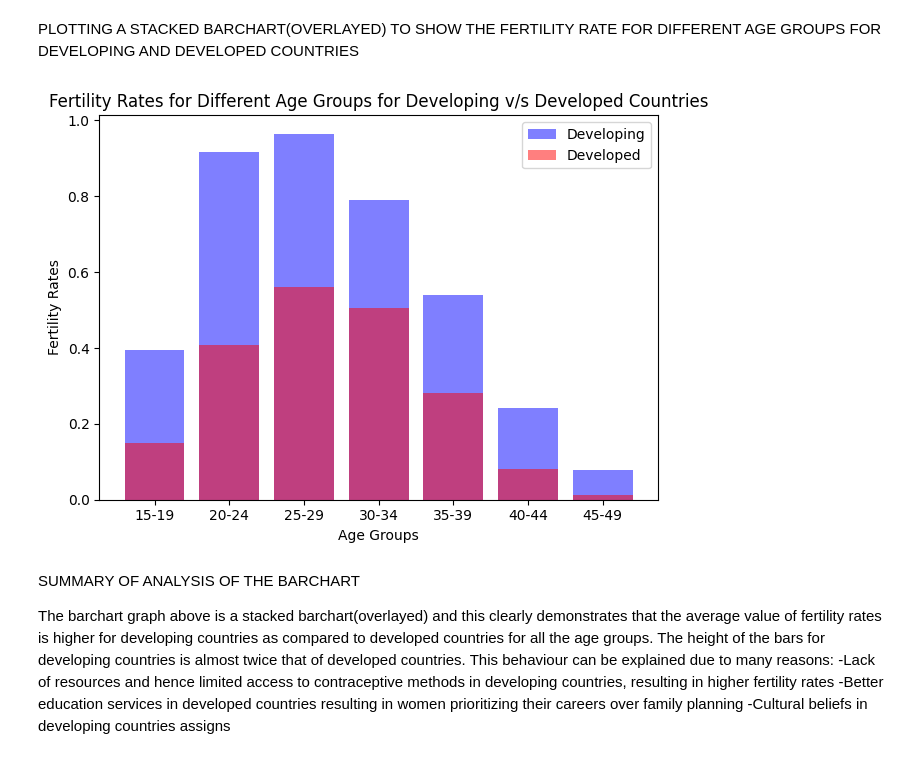
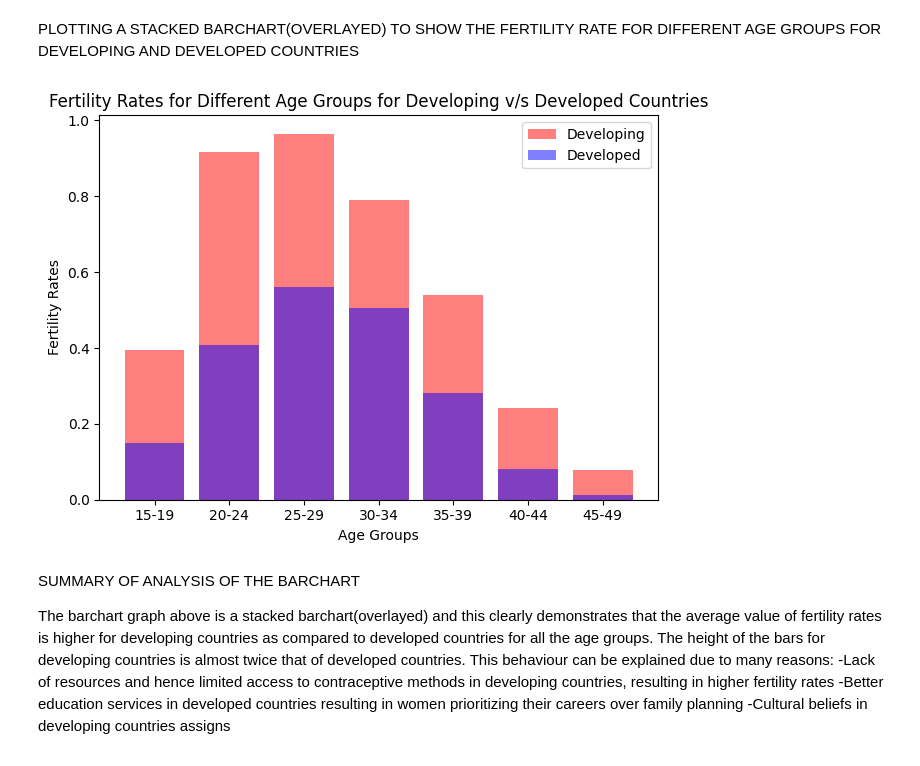
Before and after one commit to AidanDavid/development_vs_fertility, a Jupyter notebook: main.ipynb, the cells around one changed output. Saved outputs shown, nothing was run; the diff lists cells and outputs as text; code cells hidden in the pictures.

```diff
--- a/main.ipynb
+++ b/main.ipynb
@@ -651,24 +1070,24 @@ PLOTTING A STACKED BARCHART(OVERLAYED) TO SHOW THE FERTILITY RATE FOR DIFFERENT
 # %%
 
 #Calculating the mean of the age group
 developed_fertility_rate_mean = developed_fertility_rate[age_groups].mean()
 developing_fertility_rate_mean = developing_fertility_rate[age_groups].mean()
 
 
-plt.bar(age_groups, developing_fertility_rate_mean, label='Developing', color='blue', alpha=0.5, align='center')
-plt.bar(age_groups, developed_fertility_rate_mean, label='Developed', color='red', alpha=0.5, align='center')
+plt.bar(age_groups, developing_fertility_rate_mean, label='Developing', color='red', alpha=0.5, align='center')
+plt.bar(age_groups, developed_fertility_rate_mean, label='Developed', color='blue', alpha=0.5, align='center')
 
 plt.xlabel('Age Groups')
 plt.ylabel('Fertility Rates')
 plt.title('Fertility Rates for Different Age Groups for Developing v/s Developed Countries')
 age_group_label=['15-19', '20-24','25-29', '30-34','35-39', '40-44','45-49']
 plt.xticks(age_groups,age_group_label , rotation=0)
 plt.legend()
 
 plt.tight_layout()
 plt.show()
 # %% [output]
-[figure, old version]
+[figure, new version]
 # %% [markdown]
 SUMMARY OF ANALYSIS OF THE BARCHART
 
```
Also changed, not shown: parts of 49 cells of this notebook, 7 other files.
